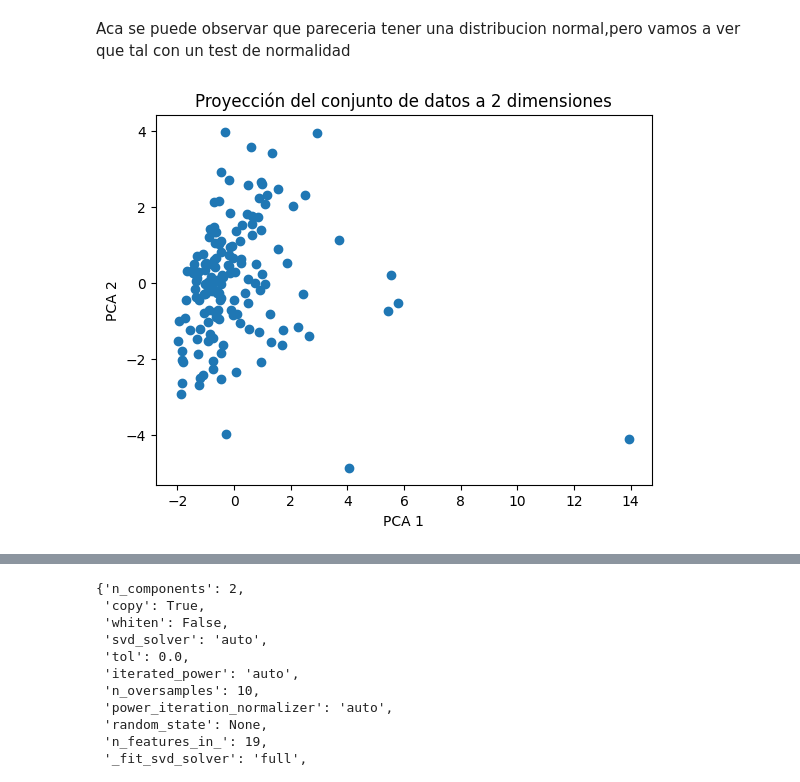
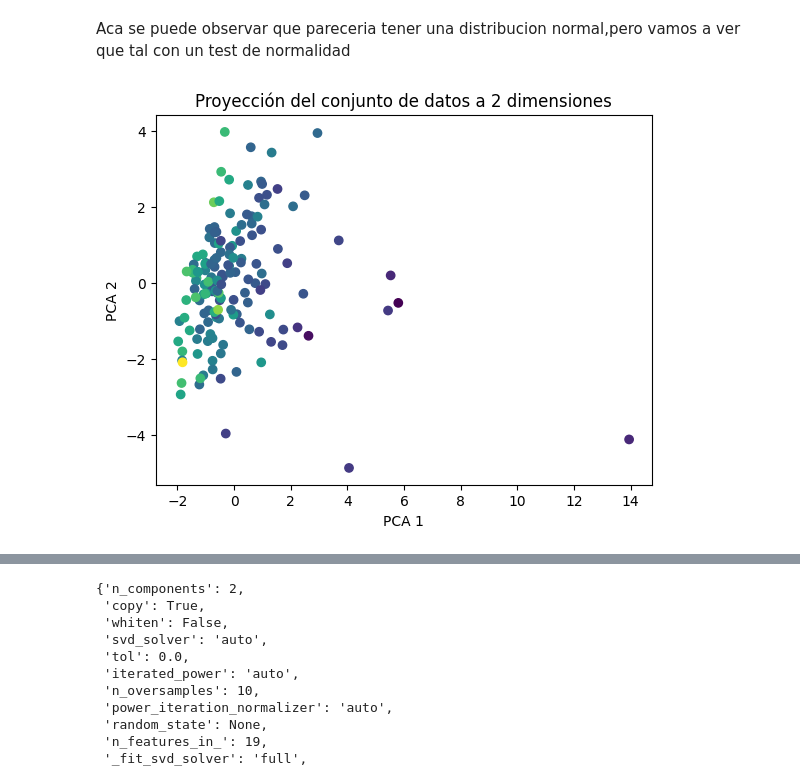
Before and after one commit to muller10000/tp-especial-ciencia-datos, a Jupyter notebook: Ejercicioespecial.ipynb, the cells around one changed output, grey strips where cells are left out. Drawn from its saved outputs; the diff is of its cells as text; code cells hidden in the pictures.

```diff
--- a/Ejercicioespecial.ipynb
+++ b/Ejercicioespecial.ipynb
@@ -437,22 +437,23 @@ Aca se puede observar que pareceria tener una distribucion normal,pero vamos a v
 # %%
 from sklearn.decomposition import PCA
 from sklearn.preprocessing import StandardScaler
 
 X = copy_dataset.drop(["sitios","codigo","fecha","campaña","olores","color","espumas","mat_susp","ica","calidad_de_agua"], axis=1)
 
 scaler = StandardScaler()
 
 X_Scaled = scaler.fit_transform(X)
 
 pca = PCA(n_components=2)
 
 principal_Component = pca.fit_transform(X_Scaled)
 
-plt.scatter(principal_Component[:,0], principal_Component[:,1])
+
+plt.scatter(principal_Component[:,0],principal_Component[:,1],c = copy_dataset["ica"],cmap="viridis")
 
 plt.xlabel("PCA 1")
 plt.ylabel("PCA 2")
 plt.title('Proyección del conjunto de datos a 2 dimensiones')
 plt.show()
 # %% [output]
-[figure, old version]
+[figure, new version]
```
Also changed, not shown: parts of 44 cells of this notebook.
